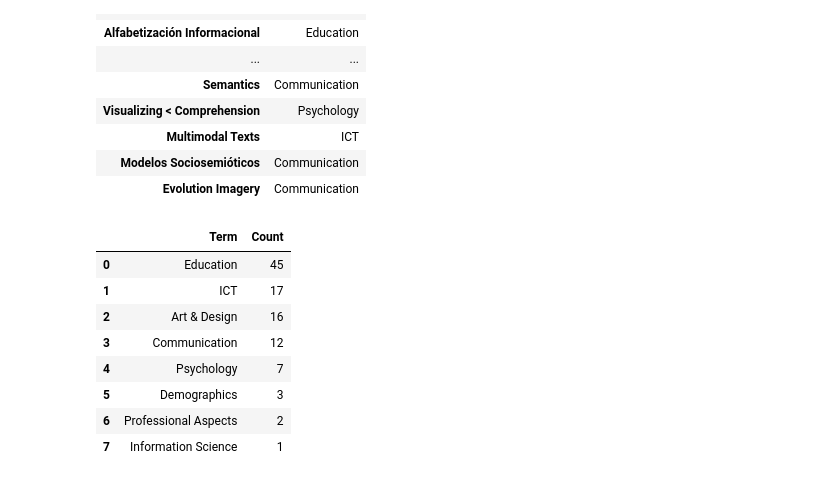
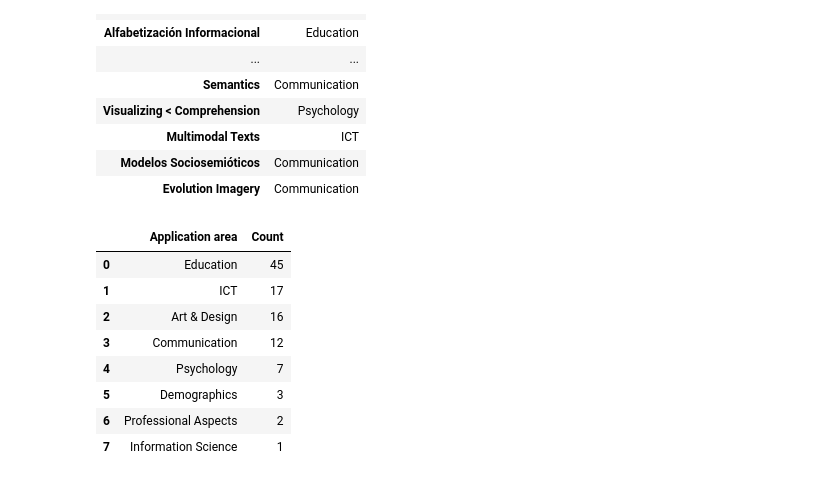
Before and after one commit to felicidadgsanchez/slr-visual-literacy, a Jupyter notebook: slr-visual_literacy.ipynb, the cells around one changed output. Saved outputs shown, nothing was run; the diff lists cells and outputs as text; code cells hidden in the pictures.

```diff
--- a/slr-visual_literacy.ipynb
+++ b/slr-visual_literacy.ipynb
@@ -415,12 +415,12 @@ display(terms_clas)
 # %%
 resultsTerms = pd.DataFrame(terms_clas[0].value_counts())
 resultsTerms.reset_index(level=0, inplace=True)
-resultsTerms.columns = ['Term', 'Count']
+resultsTerms.columns = ['Application area', 'Count']
 
-resultsTerms.sort_values(['Count', 'Term'], ascending=[False, True], inplace=True)
+resultsTerms.sort_values(['Count', 'Application area'], ascending=[False, True], inplace=True)
 display(resultsTerms)
 # %% [output]
-|  | Term | Count |
+|  | Application area | Count |
 | 0 | Education | 45 |
 | 1 | ICT | 17 |
 | 2 | Art & Design | 16 |
```
Also changed, not shown: parts of 4 cells of this notebook.
